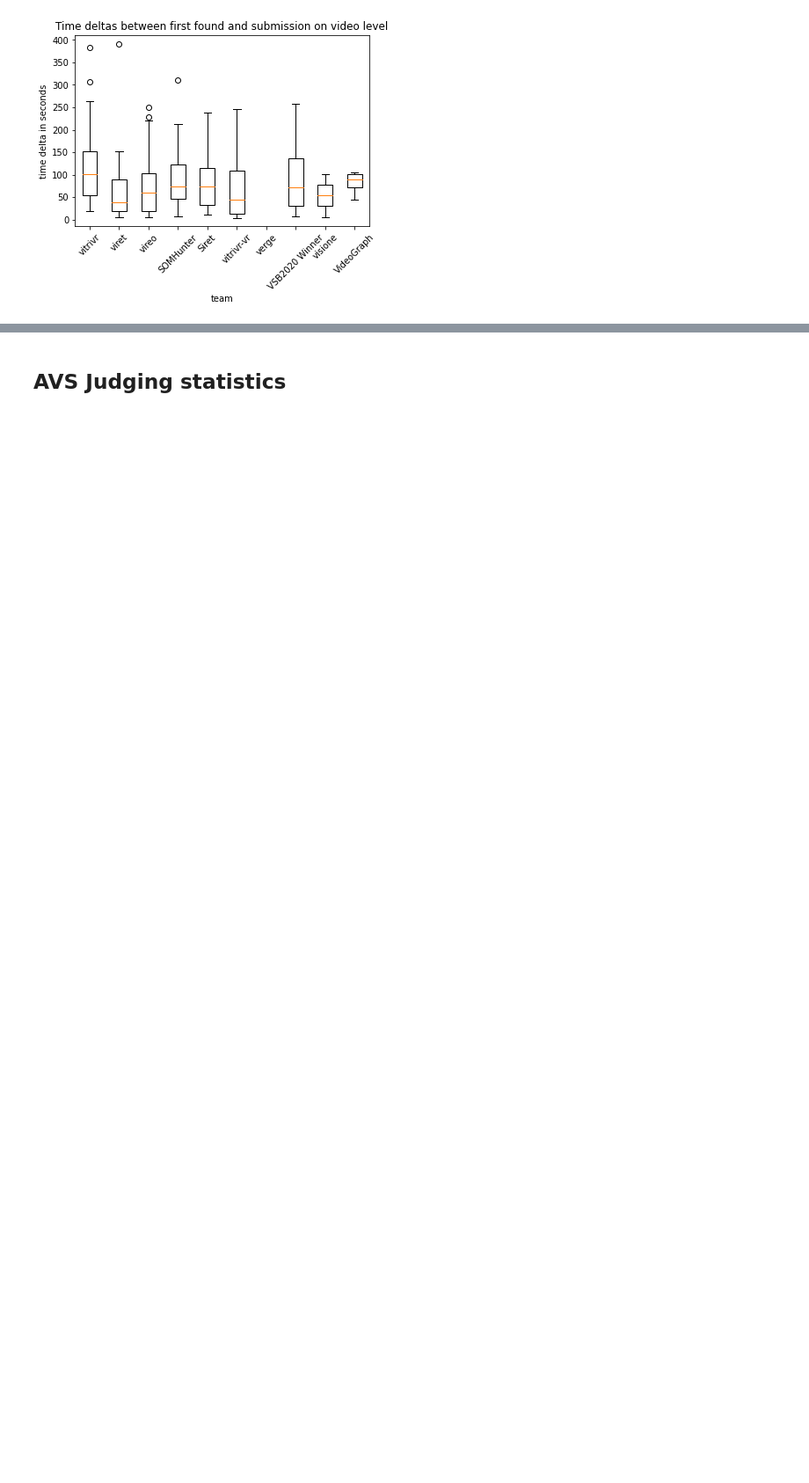
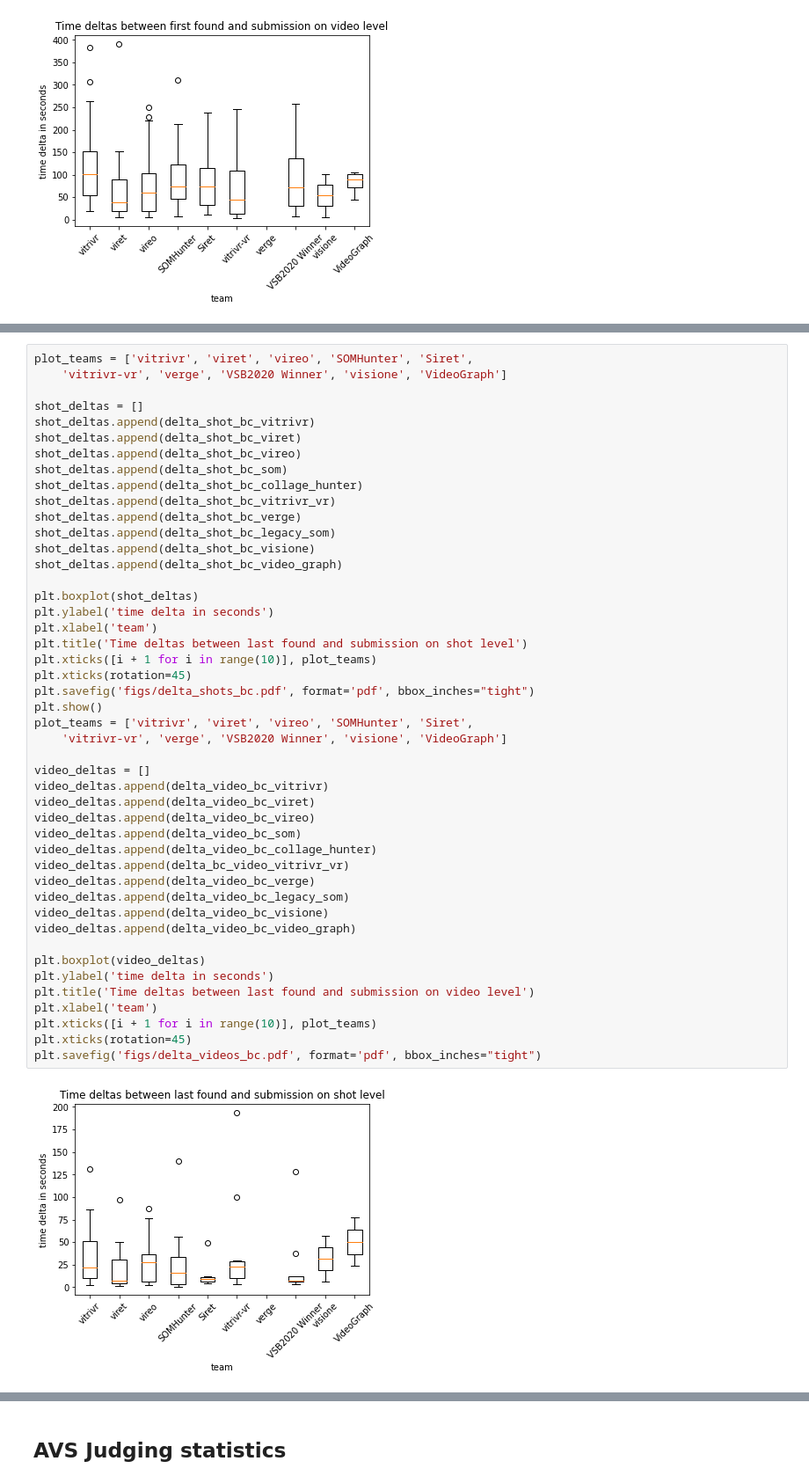
Before and after one commit to vGsteiger/VBS-Analysis, a Jupyter notebook: code/VBSEvaluation.ipynb, the cells around one changed output, grey strips where cells are left out. Shown at 88% size. Drawn from its saved outputs; the diff is of its cells as text; blank space fills up the shorter version.

Commit message:
Added last before submission delta

```diff
--- a/code/VBSEvaluation.ipynb
+++ b/code/VBSEvaluation.ipynb
@@ -1269,0 +1443,48 @@ plt.savefig('figs/delta_videos.pdf', format='pdf', bbox_inches="tight")
+# %%
+plot_teams = ['vitrivr', 'viret', 'vireo', 'SOMHunter', 'Siret',
+    'vitrivr-vr', 'verge', 'VSB2020 Winner', 'visione', 'VideoGraph']
+
+shot_deltas = []
+shot_deltas.append(delta_shot_bc_vitrivr)
+shot_deltas.append(delta_shot_bc_viret)
+shot_deltas.append(delta_shot_bc_vireo)
+shot_deltas.append(delta_shot_bc_som)
+shot_deltas.append(delta_shot_bc_collage_hunter)
+shot_deltas.append(delta_shot_bc_vitrivr_vr)
+shot_deltas.append(delta_shot_bc_verge)
+shot_deltas.append(delta_shot_bc_legacy_som)
+shot_deltas.append(delta_shot_bc_visione)
+shot_deltas.append(delta_shot_bc_video_graph)
+
+plt.boxplot(shot_deltas)
+plt.ylabel('time delta in seconds')
+plt.xlabel('team')
+plt.title('Time deltas between last found and submission on shot level')
+plt.xticks([i + 1 for i in range(10)], plot_teams)
+plt.xticks(rotation=45)
+plt.savefig('figs/delta_shots_bc.pdf', format='pdf', bbox_inches="tight")
+plt.show()
+plot_teams = ['vitrivr', 'viret', 'vireo', 'SOMHunter', 'Siret',
+    'vitrivr-vr', 'verge', 'VSB2020 Winner', 'visione', 'VideoGraph']
+
+video_deltas = []
+video_deltas.append(delta_video_bc_vitrivr)
+video_deltas.append(delta_video_bc_viret)
+video_deltas.append(delta_video_bc_vireo)
+video_deltas.append(delta_video_bc_som)
+video_deltas.append(delta_video_bc_collage_hunter)
+video_deltas.append(delta_bc_video_vitrivr_vr)
+video_deltas.append(delta_video_bc_verge)
+video_deltas.append(delta_video_bc_legacy_som)
+video_deltas.append(delta_video_bc_visione)
+video_deltas.append(delta_video_bc_video_graph)
+
+plt.boxplot(video_deltas)
+plt.ylabel('time delta in seconds')
+plt.title('Time deltas between last found and submission on video level')
+plt.xlabel('team')
+plt.xticks([i + 1 for i in range(10)], plot_teams)
+plt.xticks(rotation=45)
+plt.savefig('figs/delta_videos_bc.pdf', format='pdf', bbox_inches="tight")
+# %% [output]
+[figure, added]
```
Also changed, not shown: parts of 9 cells of this notebook, 3 other files.
